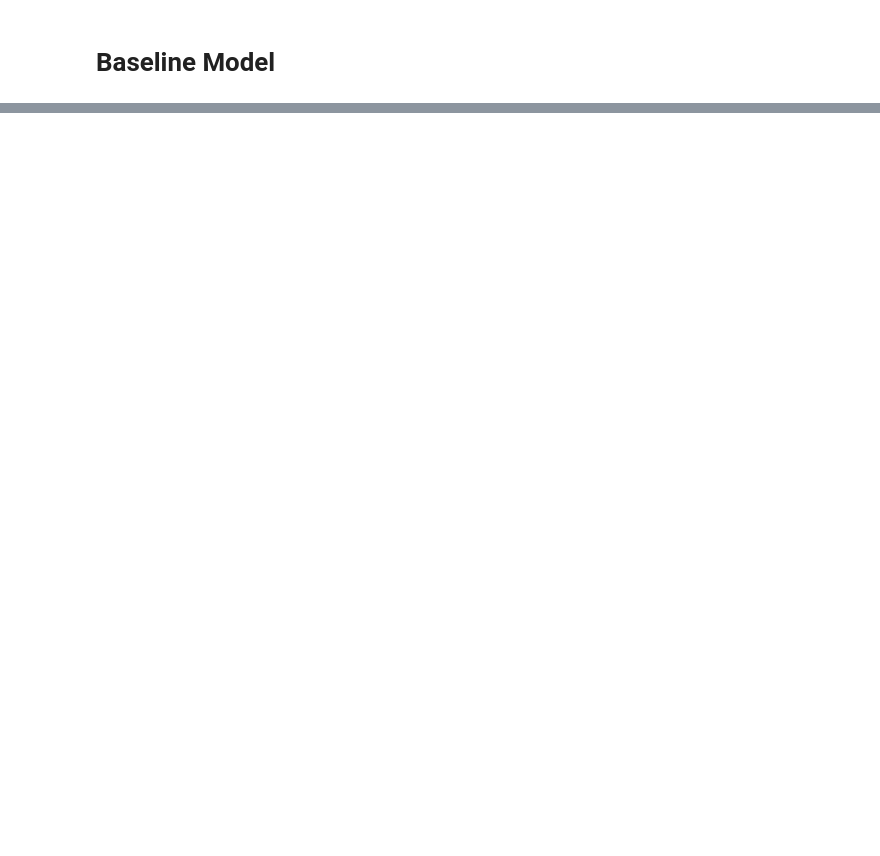
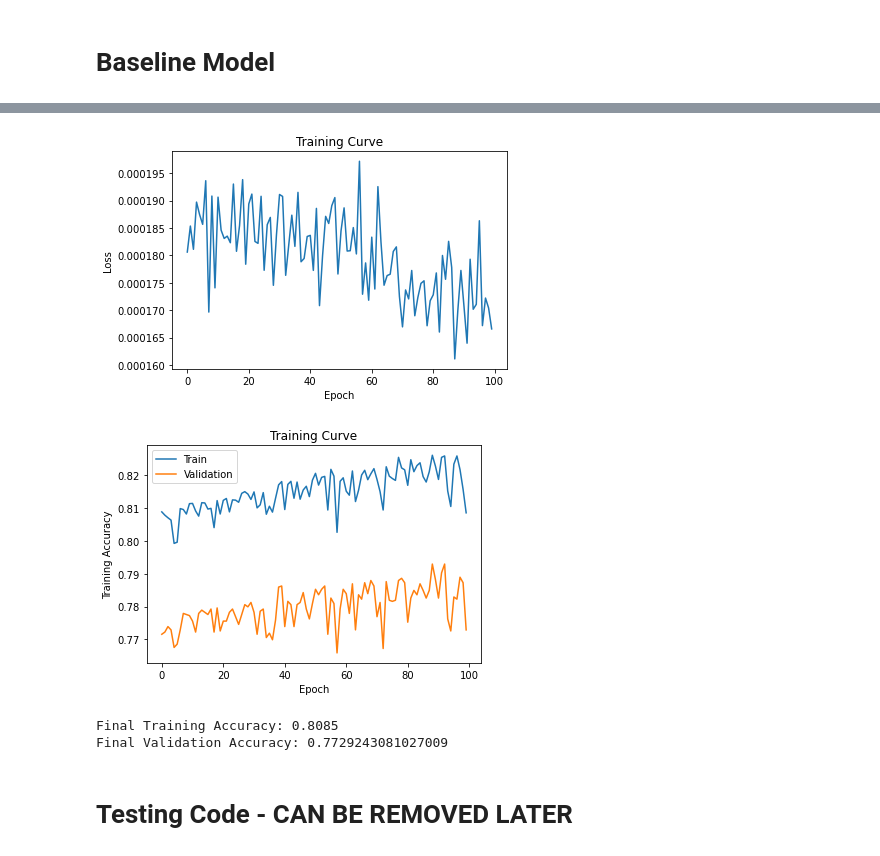
Before and after one commit to fabinjoe/Plant-Leaf-Detection, a Jupyter notebook: APS360_Project_Proposal.ipynb, the cells around one changed output, grey strips where cells are left out. Cells and saved outputs as stored; diff of their text form; code cells hidden in the pictures; blank space fills up the shorter version.

```diff
--- a/APS360_Project_Proposal.ipynb
+++ b/APS360_Project_Proposal.ipynb
@@ -193,0 +379,3 @@ print(total)
+# %%
+def get_model_name(name, batch_size, learning_rate, epoch):
+    return f"{name}_bs{batch_size}_lr{learning_rate}_{epoch}"
@@ -197,0 +681,12 @@ print(total)
+# %%
+model = Classifier()
+
+model_path = get_model_name(model.name, batch_size=3072, learning_rate=0.001, epoch=99)
+state = torch.load(model_path)
+model.load_state_dict(state)
+
+model.cuda()
+get_accuracy(model, resnet_train_data, 3072)
+# Continue training at a lower lr
+train(model, resnet_train_data, resnet_val_data, batch_size=3072, learning_rate=0.004, num_epochs=100)
+# %% [output]
@@ -197,0 +710,6 @@ print(total)
+[figure, added]
+[figure, added]
+Final Training Accuracy: 0.8085
+Final Validation Accuracy: 0.7729243081027009
+# %% [markdown]
+# Testing Code - CAN BE REMOVED LATER
```
Also changed, not shown: parts of 37 cells of this notebook.
